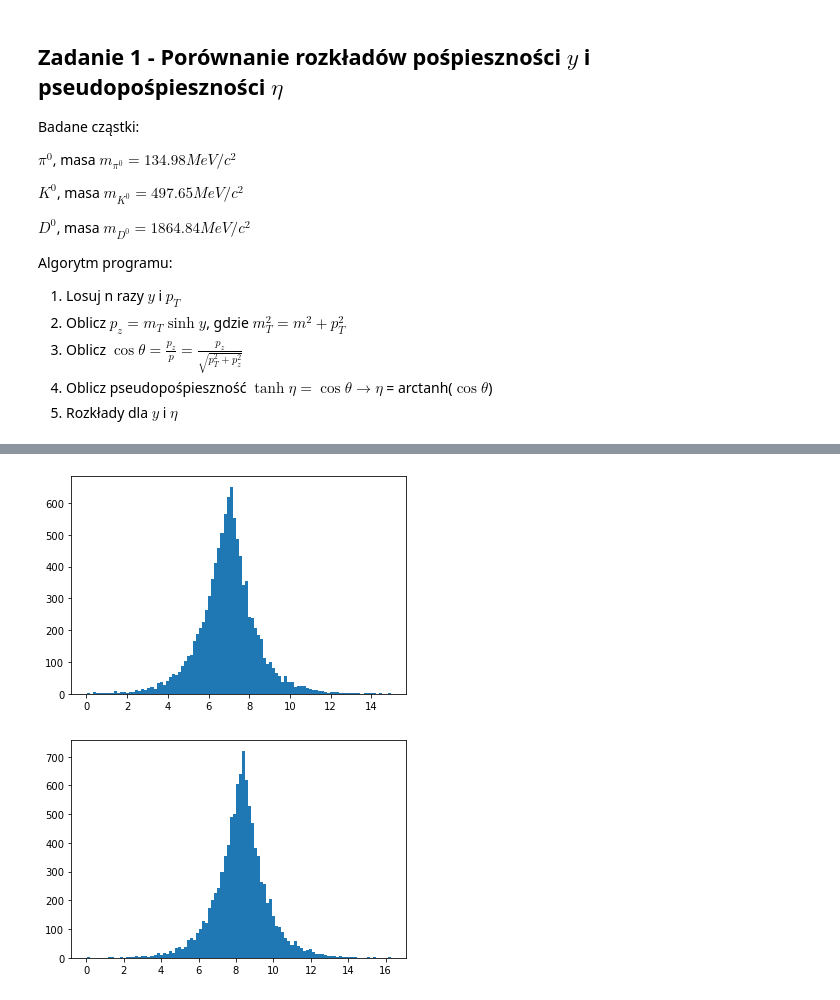
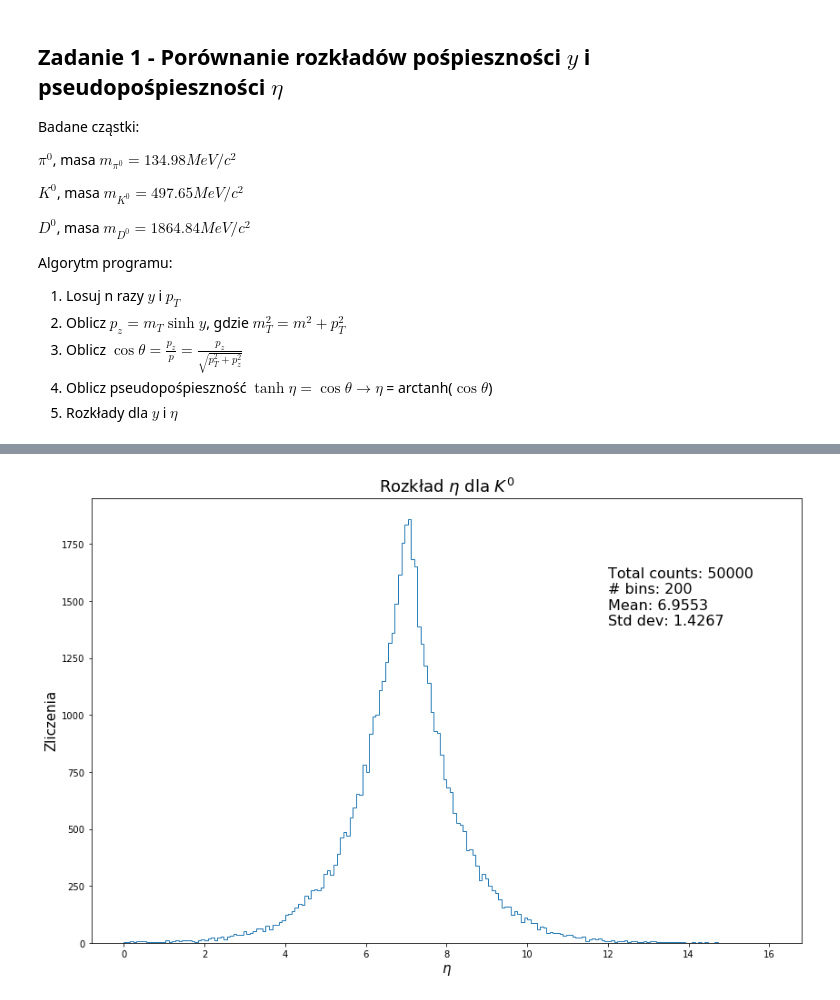
Before and after one commit to Lukaszz99/ML-HEP, a Jupyter notebook: Zadanie 1.ipynb, the cells around one changed output, grey strips where cells are left out. Drawn from its saved outputs; the diff is of its cells as text; code cells hidden in the pictures.

```diff
--- a/Zadanie 1.ipynb
+++ b/Zadanie 1.ipynb
@@ -72,10 +73,14 @@ plt.show()
-# %%
-plt.hist(eta_K, bins=100)
-plt.show()
-# %% [output]
-[figure, removed]
-# %%
-plt.hist(eta_D, bins=100)
-plt.show()
-# %% [output]
-[figure, removed]
+# %%
+plt.figure(figsize=f_size)
+y_values, _, _ = plt.hist(eta_K, bins=n_bins, range=(x_min, x_max), histtype='step')
+
+plt.title('Rozkład $\eta$ dla $K^0$', fontsize=18)
+plt.xlabel('$\eta$', fontsize=15)
+plt.ylabel('Zliczenia', fontsize=15)
+plt.text(12, np.max(y_values) * 0.75, f'Total counts: {n} \n# bins: {n_bins} \nMean: {np.mean(eta_K):.4f} \nStd dev: {np.std(eta_K):.4f}', fontsize=16)
+# plt.grid(alpha=0.7, axis='y')
+
+plt.savefig('rozklad_K.png')
+plt.show()
+# %% [output]
+[figure, added]
```
Also changed, not shown: parts of 6 cells of this notebook, 4 other files.
